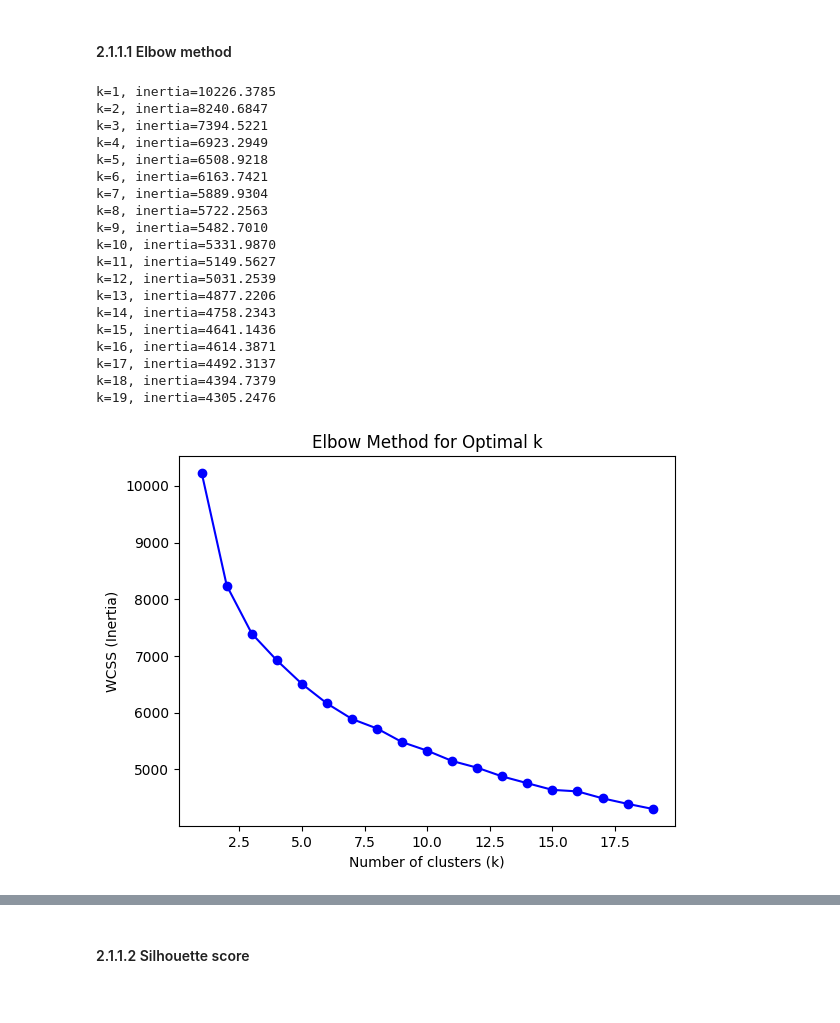
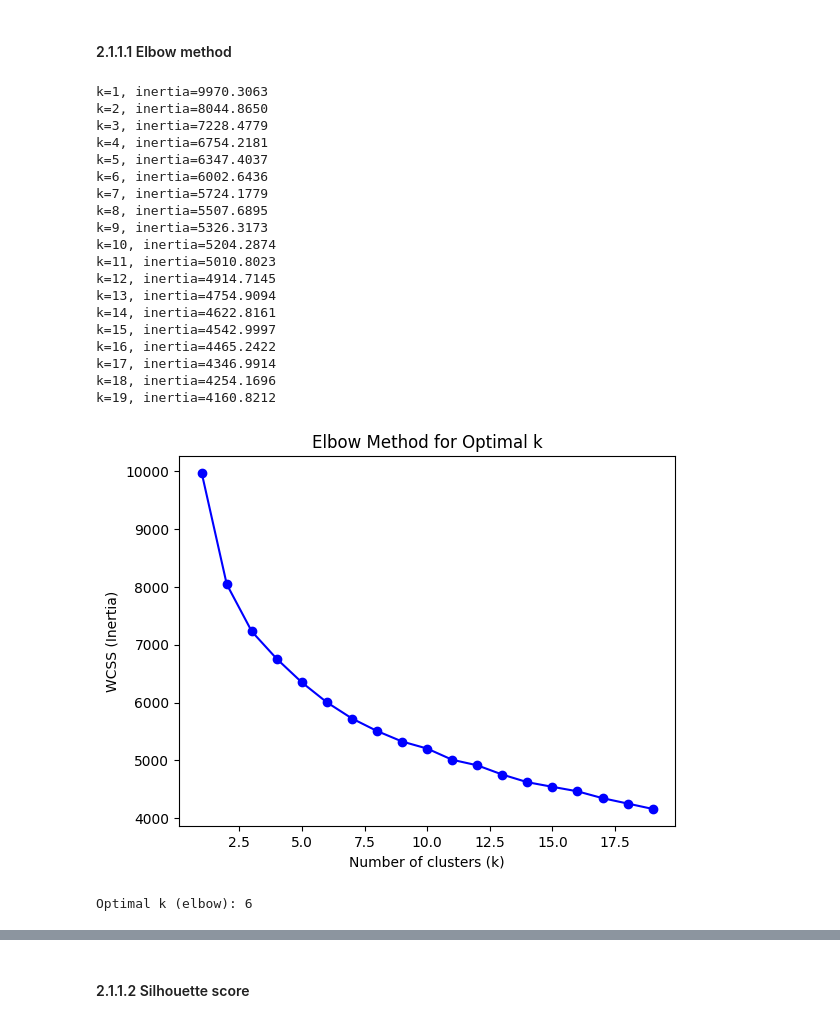
Before and after one commit to FarrelAD/Sinau-Mesin, a Jupyter notebook: notebooks/07-uts/idn-notebook.ipynb, the cells around one changed output, grey strips where cells are left out. Drawn from its saved outputs; the diff is of its cells as text; code cells hidden in the pictures.

```diff
--- a/notebooks/07-uts/idn-notebook.ipynb
+++ b/notebooks/07-uts/idn-notebook.ipynb
@@ -253,0 +266,5 @@ Melalui proses normalisasi dengan standardisasi (`StandardScaler`), maka nilai *
+# %%
+X = df.drop('target', axis=1)
+y = df['target']
+
+X.head(20)
@@ -261,39 +296,46 @@ Untuk melakukan proses k-Means, perlu ditentukan nilai k yang paling terbaik. Me
 #### 2.1.1.1 Elbow method
 # %%
 wcss = []
-K = range(1, 20)
+K_range = range(1, 20)
+inertia_list = []
 
-for k in K:
+for k in K_range:
     kmeans = KMeans(n_clusters=k, random_state=RANDOM_SEED)
-    kmeans.fit(df)
+    kmeans.fit(X)
     inertia = kmeans.inertia_ # inertia_ = WCSS
+    inertia_list.append(inertia)
     print(f"k={k}, inertia={inertia:.4f}")
     wcss.append(inertia)
 
 # Plot the elbow
-plt.plot(K, wcss, 'bo-')
+plt.plot(K_range, wcss, 'bo-')
 plt.xlabel('Number of clusters (k)')
 plt.ylabel('WCSS (Inertia)')
 plt.title('Elbow Method for Optimal k')
 plt.show()
+
+# Automatically detect elbow
+knee = KneeLocator(K_range, inertia_list, curve="convex", direction="decreasing")
+print("\nOptimal k (elbow):", knee.knee)
 # %% [output]
-k=1, inertia=10226.3785
-k=2, inertia=8240.6847
-k=3, inertia=7394.5221
-k=4, inertia=6923.2949
-k=5, inertia=6508.9218
-k=6, inertia=6163.7421
-k=7, inertia=5889.9304
-k=8, inertia=5722.2563
-k=9, inertia=5482.7010
-k=10, inertia=5331.9870
-k=11, inertia=5149.5627
-k=12, inertia=5031.2539
-k=13, inertia=4877.2206
-k=14, inertia=4758.2343
-k=15, inertia=4641.1436
-k=16, inertia=4614.3871
-k=17, inertia=4492.3137
-k=18, inertia=4394.7379
-k=19, inertia=4305.2476
+k=1, inertia=9970.3063
+k=2, inertia=8044.8650
+k=3, inertia=7228.4779
+k=4, inertia=6754.2181
+k=5, inertia=6347.4037
+k=6, inertia=6002.6436
+k=7, inertia=5724.1779
+k=8, inertia=5507.6895
+k=9, inertia=5326.3173
+k=10, inertia=5204.2874
+k=11, inertia=5010.8023
+k=12, inertia=4914.7145
+k=13, inertia=4754.9094
+k=14, inertia=4622.8161
+k=15, inertia=4542.9997
+k=16, inertia=4465.2422
+k=17, inertia=4346.9914
+k=18, inertia=4254.1696
+k=19, inertia=4160.8212
-[figure, old version]
+[figure, new version]
+Optimal k (elbow): 6
```
Also changed, not shown: parts of 27 cells of this notebook.
